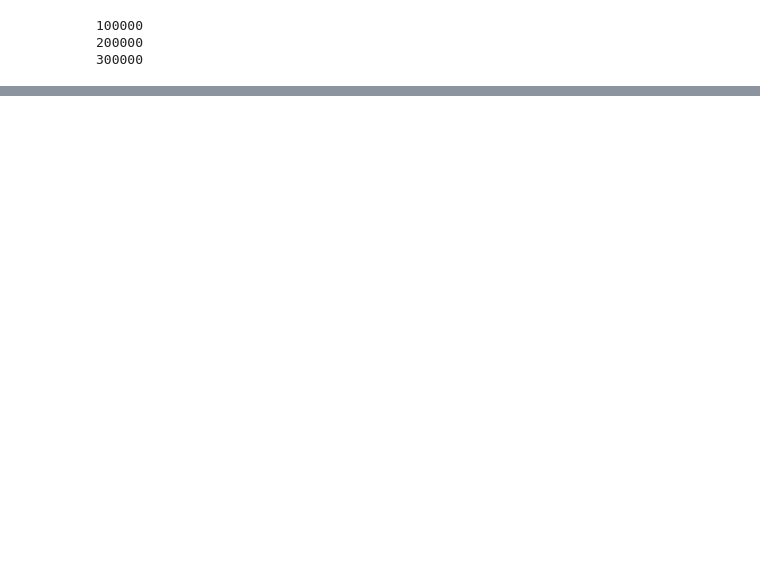
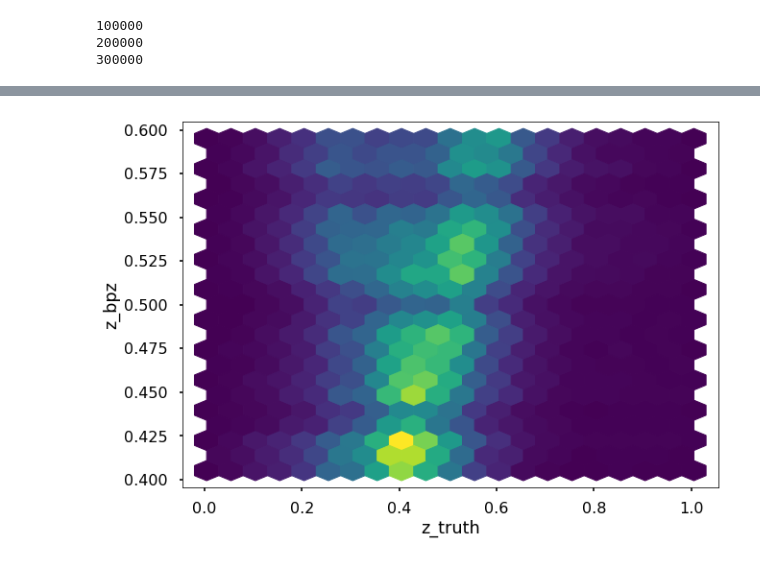
Before and after one commit to LSSTDESC/pz_blend, a Jupyter notebook: notebooks/matching_fof_bpz_wl_cuts.ipynb, the cells around one changed output, grey strips where cells are left out. Drawn from its saved outputs; the diff is of its cells as text; code cells hidden in the pictures; blank space fills up the shorter version.

```diff
--- a/notebooks/matching_fof_bpz_wl_cuts.ipynb
+++ b/notebooks/matching_fof_bpz_wl_cuts.ipynb
@@ -277,0 +319,28 @@ plt.savefig('../plots/stacked-vs-true-2-1.png')
+# %%
+results = FoFCatalogMatching.match(
+    catalog_dict={'truth': truth_data, 'coadd': joined_data_tbin},
+    linking_lengths=1.0,
+    catalog_len_getter=lambda x: len(x['ra']),
+)
+# %%
+# now we want to count the number of truth and objects *for each group*
+# but instead of looping over groups, we can do this in a smart (and very fast) way
+
+# first we need to know which rows are from the truth catalog and which are from the coadd
+truth_mask = results['catalog_key'] == 'truth'
+object_mask = ~truth_mask
+
+# then np.bincount will give up the number of id occurrences (like histogram but with integer input)
+n_groups = results['group_id'].max() + 1
+n_truth = np.bincount(results['group_id'][truth_mask], minlength=n_groups)
+n_object = np.bincount(results['group_id'][object_mask], minlength=n_groups)
+
+# now n_truth and n_coadd are the number of truth/coadd objects in each group
+# we want to make a 2d histrogram of (n_truth, n_coadd).
+n_max = max(n_truth.max(), n_object.max()) + 1
+hist_2d = np.bincount(n_object * n_max + n_truth, minlength=n_max*n_max).reshape(n_max, n_max)
+
+plt.imshow(np.log10(hist_2d+1), extent=(-0.5, n_max-0.5, -0.5, n_max-0.5), origin='lower');
+plt.xlabel('Number of truth objects');
+plt.ylabel('Number of coadd objects');
+plt.colorbar(label=r'$\log(N_{\rm groups} \, + \, 1)$');
@@ -277,0 +349,18 @@ plt.savefig('../plots/stacked-vs-true-2-1.png')
+# %%
+# let's further inspect the objects in the groups that have 1-to-1 truth/coadd match.
+
+# first, let's find our the IDs of the groups that have 1-to-1 truth/coadd match:
+one_to_one_group_mask = np.in1d(results['group_id'], np.flatnonzero((n_truth == 1) & (n_object == 1)))
+
+# and then we can find the row indices in the *original* truth/coadd catalogs for those 1-to-1 groups
+truth_idx = results['row_index'][one_to_one_group_mask & truth_mask]
+object_idx = results['row_index'][one_to_one_group_mask & object_mask]
+# %%
+#z-z plot
+plt.figure(figsize=(10,7))
+plt.hexbin(truth_data['redshift'][truth_idx], joined_data_tbin['photoz_mode'][object_idx], gridsize=20)
+plt.xlabel('z_truth')
+plt.ylabel('z_bpz')
+plt.show()
+# %% [output]
+[figure, added]
```
Also changed, not shown: parts of 22 cells of this notebook, 4 other files.
